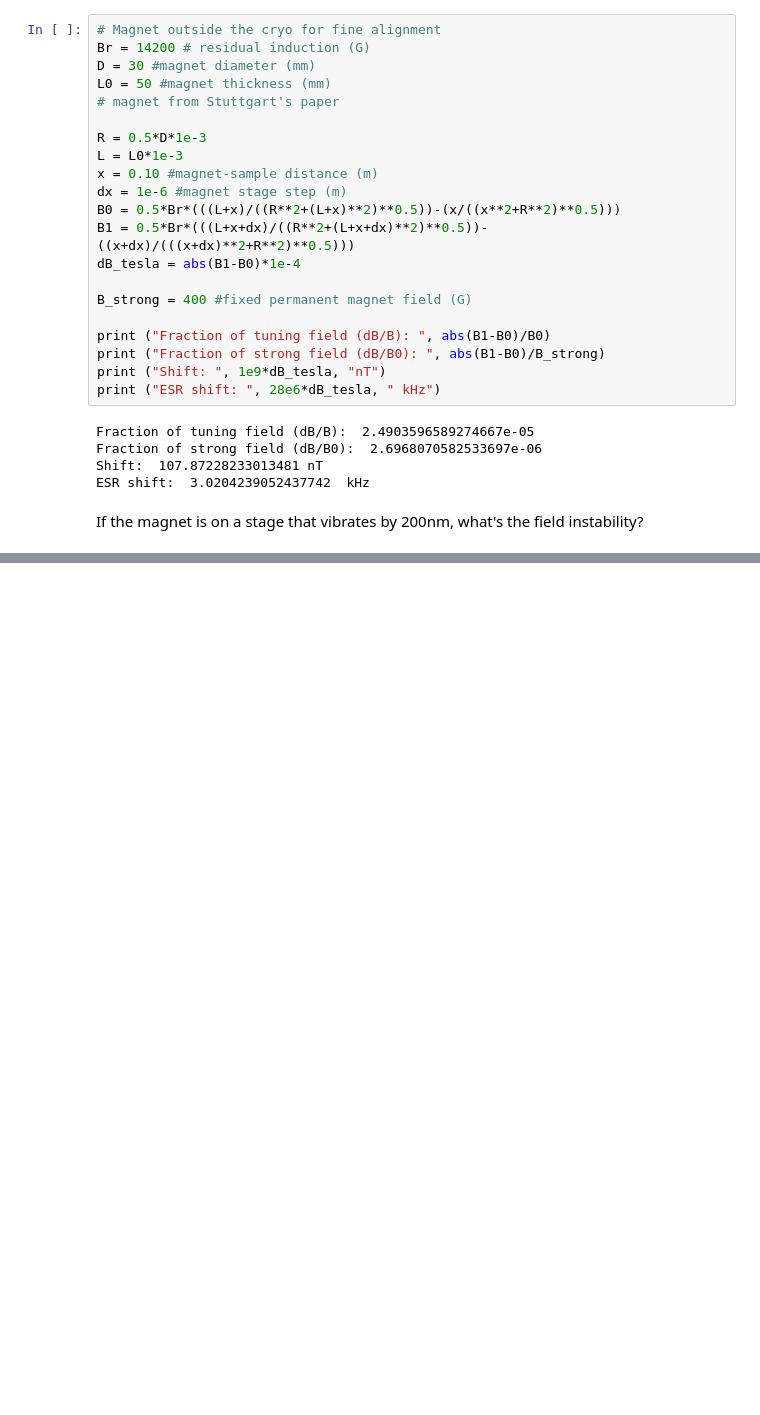
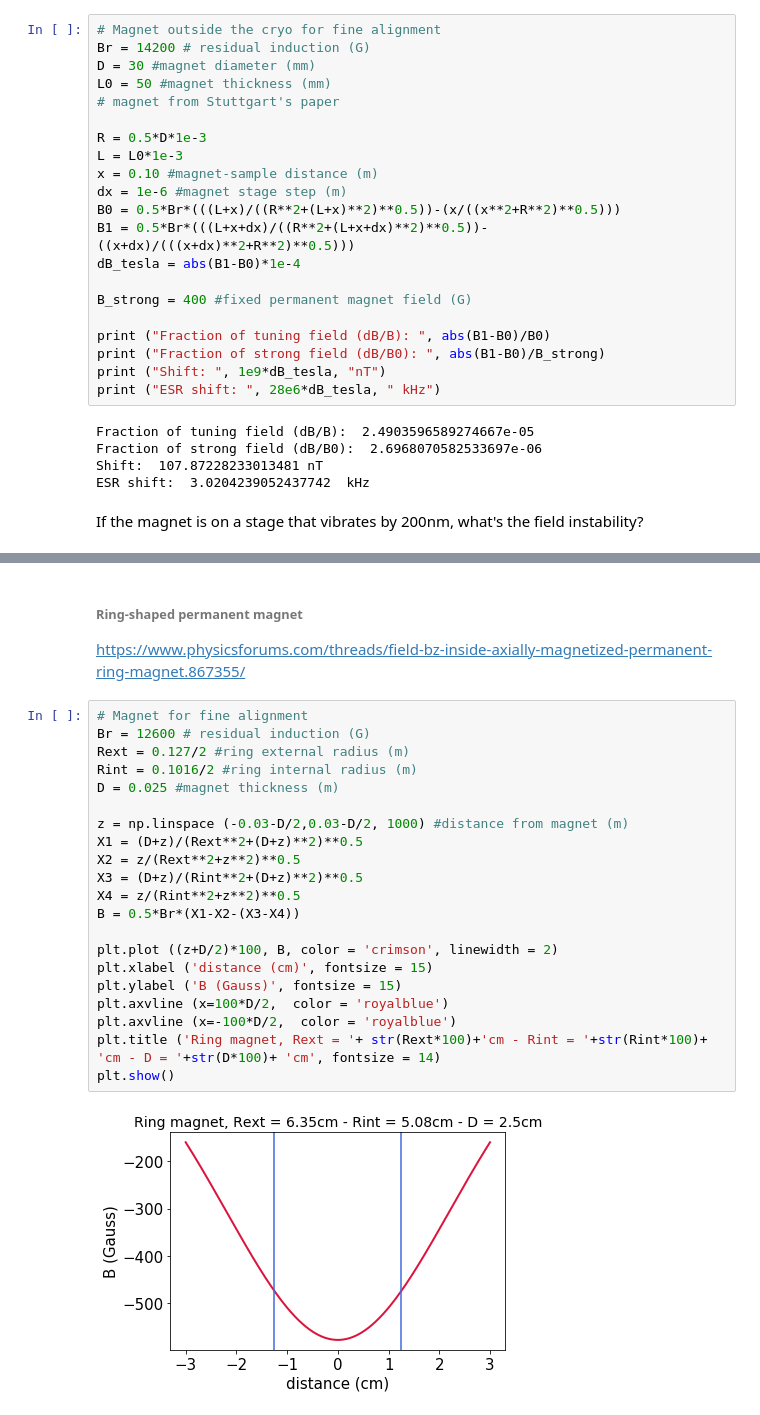
Before and after one commit to NunoEdgarGub1/simulations, a Jupyter notebook: scripts/_cristian_varia/permanent_magnet.ipynb, the cells around one changed output, grey strips where cells are left out. Saved outputs shown, nothing was run; the diff lists cells and outputs as text; blank space fills up the shorter version.

```diff
--- a/scripts/_cristian_varia/permanent_magnet.ipynb
+++ b/scripts/_cristian_varia/permanent_magnet.ipynb
@@ -93,0 +102,27 @@ ESR shift:  5.394674884445295  kHz
+# %% [markdown]
+###### Ring-shaped permanent magnet
+
+https://www.physicsforums.com/threads/field-bz-inside-axially-magnetized-permanent-ring-magnet.867355/
+# %%
+# Magnet for fine alignment
+Br = 12600 # residual induction (G)
+Rext = 0.127/2 #ring external radius (m)
+Rint = 0.1016/2 #ring internal radius (m)
+D = 0.025 #magnet thickness (m)
+
+z = np.linspace (-0.03-D/2,0.03-D/2, 1000) #distance from magnet (m)
+X1 = (D+z)/(Rext**2+(D+z)**2)**0.5
+X2 = z/(Rext**2+z**2)**0.5
+X3 = (D+z)/(Rint**2+(D+z)**2)**0.5
+X4 = z/(Rint**2+z**2)**0.5
+B = 0.5*Br*(X1-X2-(X3-X4))
+
+plt.plot ((z+D/2)*100, B, color = 'crimson', linewidth = 2)
+plt.xlabel ('distance (cm)', fontsize = 15)
+plt.ylabel ('B (Gauss)', fontsize = 15)
+plt.axvline (x=100*D/2,  color = 'royalblue')
+plt.axvline (x=-100*D/2,  color = 'royalblue')
+plt.title ('Ring magnet, Rext = '+ str(Rext*100)+'cm - Rint = '+str(Rint*100)+ 'cm - D = '+str(D*100)+ 'cm', fontsize = 14)
+plt.show()
+# %% [output]
+[figure, added]
```
Also changed, not shown: parts of 2 cells of this notebook, 2 other files.
